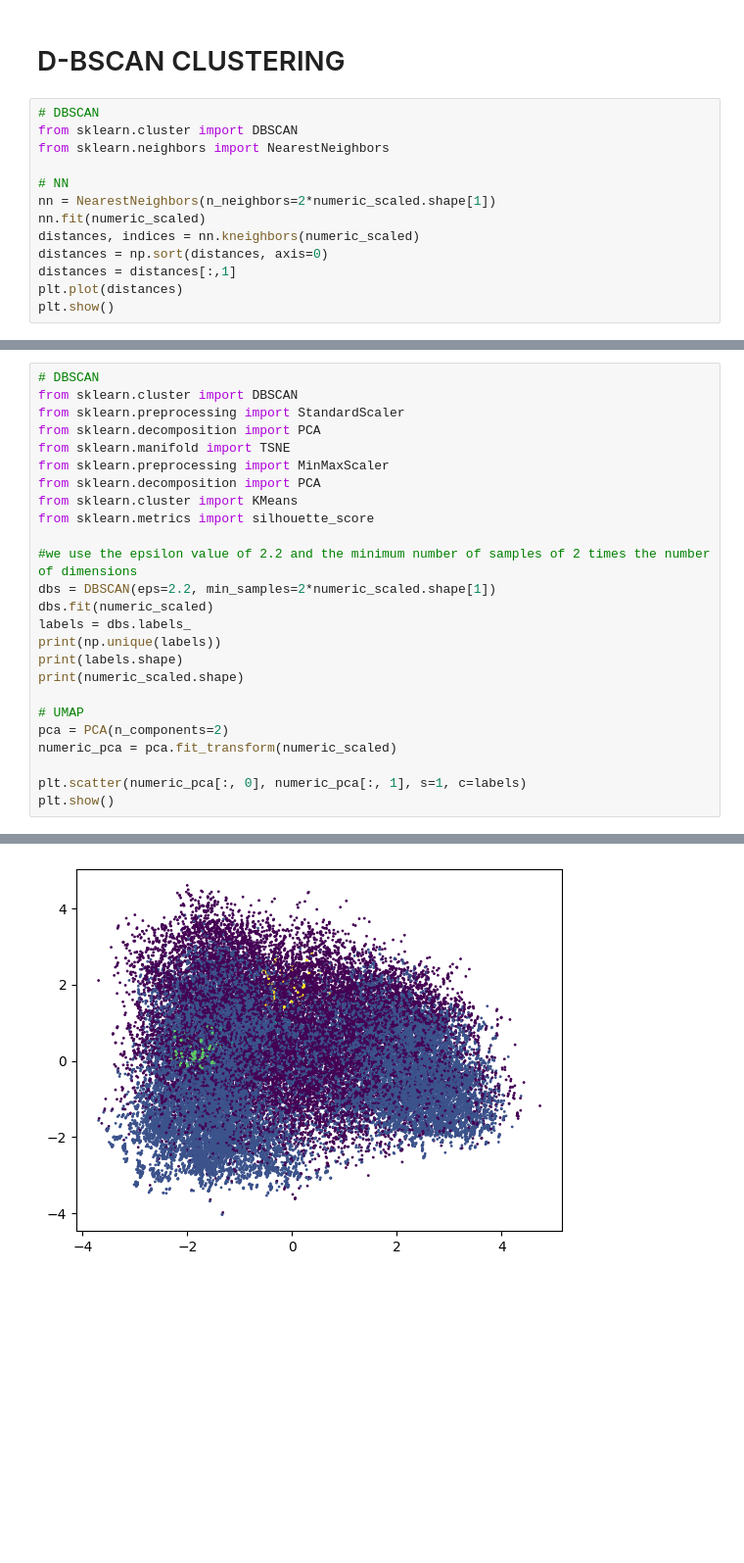
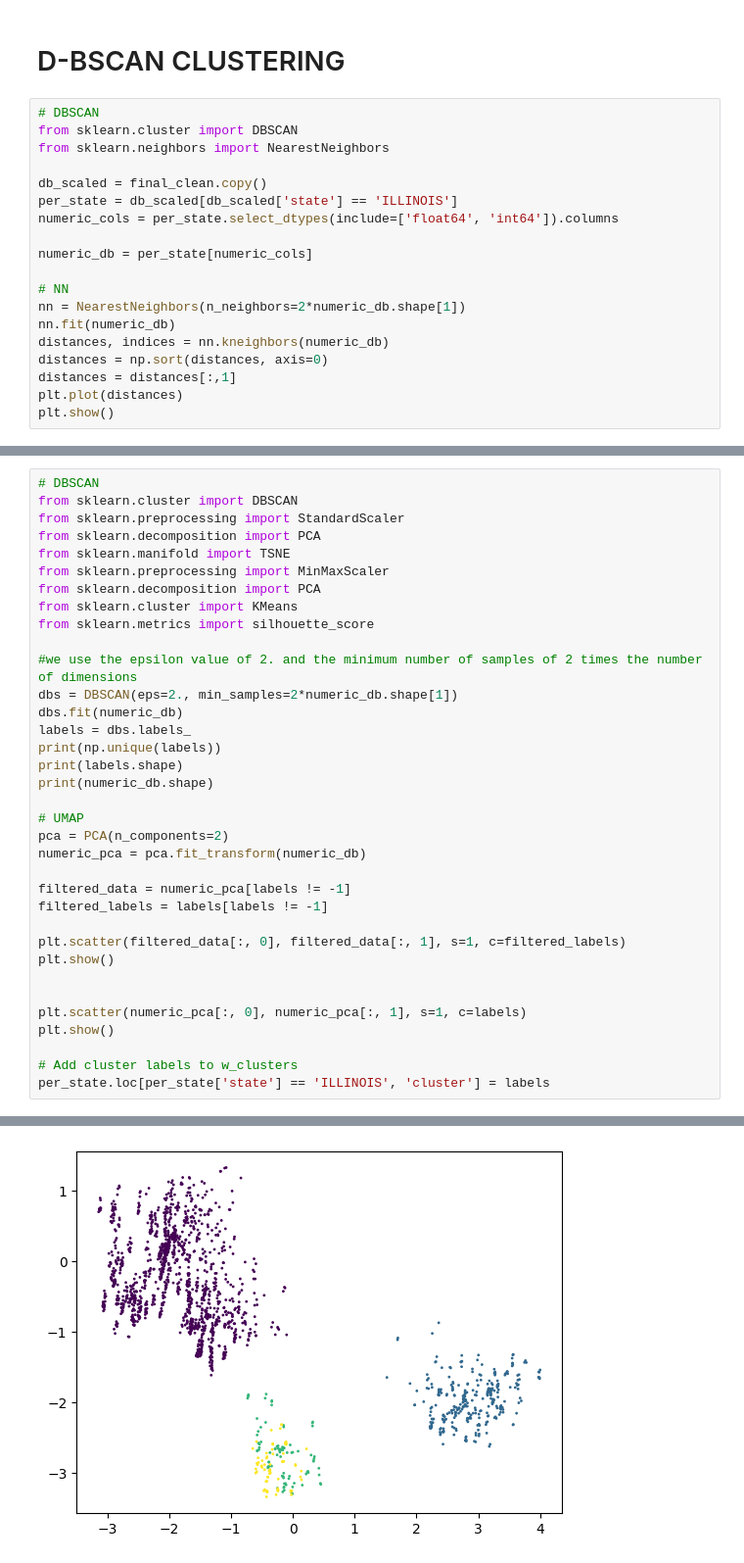
Before and after one commit to gentannipea/DataMining-2023, a Jupyter notebook: notebooks/Clustering.ipynb, the cells around one changed output, grey strips where cells are left out. Shown at 98% size. Saved outputs shown, nothing was run; the diff lists cells and outputs as text; blank space fills up the shorter version.

```diff
--- a/notebooks/Clustering.ipynb
+++ b/notebooks/Clustering.ipynb
@@ -168,10 +204,16 @@ for cat in cats:
 from sklearn.cluster import DBSCAN
 from sklearn.neighbors import NearestNeighbors
 
+db_scaled = final_clean.copy()
+per_state = db_scaled[db_scaled['state'] == 'ILLINOIS']
+numeric_cols = per_state.select_dtypes(include=['float64', 'int64']).columns
+
+numeric_db = per_state[numeric_cols]
+
 # NN
-nn = NearestNeighbors(n_neighbors=2*numeric_scaled.shape[1])
-nn.fit(numeric_scaled)
-distances, indices = nn.kneighbors(numeric_scaled)
+nn = NearestNeighbors(n_neighbors=2*numeric_db.shape[1])
+nn.fit(numeric_db)
+distances, indices = nn.kneighbors(numeric_db)
 distances = np.sort(distances, axis=0)
 distances = distances[:,1]
 plt.plot(distances)
@@ -189,19 +231,29 @@ from sklearn.decomposition import PCA
 from sklearn.cluster import KMeans
 from sklearn.metrics import silhouette_score
 
-#we use the epsilon value of 2.2 and the minimum number of samples of 2 times the number of dimensions
-dbs = DBSCAN(eps=2.2, min_samples=2*numeric_scaled.shape[1])
-dbs.fit(numeric_scaled)
+#we use the epsilon value of 2. and the minimum number of samples of 2 times the number of dimensions
+dbs = DBSCAN(eps=2., min_samples=2*numeric_db.shape[1])
+dbs.fit(numeric_db)
 labels = dbs.labels_
 print(np.unique(labels))
 print(labels.shape)
-print(numeric_scaled.shape)
+print(numeric_db.shape)
 
 # UMAP
 pca = PCA(n_components=2)
-numeric_pca = pca.fit_transform(numeric_scaled)
+numeric_pca = pca.fit_transform(numeric_db)
+
+filtered_data = numeric_pca[labels != -1]
+filtered_labels = labels[labels != -1]
+
+plt.scatter(filtered_data[:, 0], filtered_data[:, 1], s=1, c=filtered_labels)
+plt.show()
+
 
 plt.scatter(numeric_pca[:, 0], numeric_pca[:, 1], s=1, c=labels)
 plt.show()
+
+# Add cluster labels to w_clusters
+per_state.loc[per_state['state'] == 'ILLINOIS', 'cluster'] = labels
 # %% [output]
 [-1  0  1  2  3]
@@ -210 +262 @@ plt.show()
-[figure, old version]
+[figure, new version]
```
Also changed, not shown: parts of 13 cells of this notebook.
